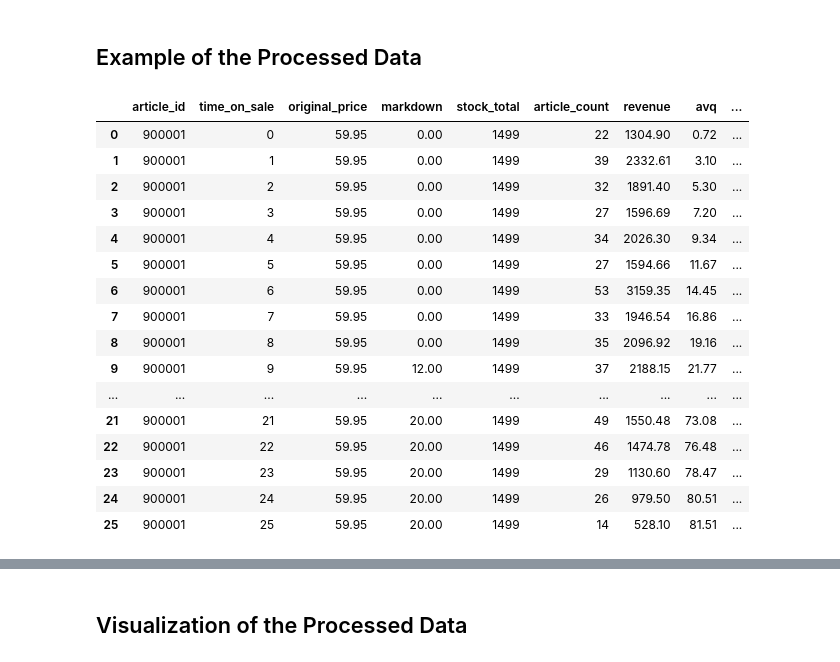
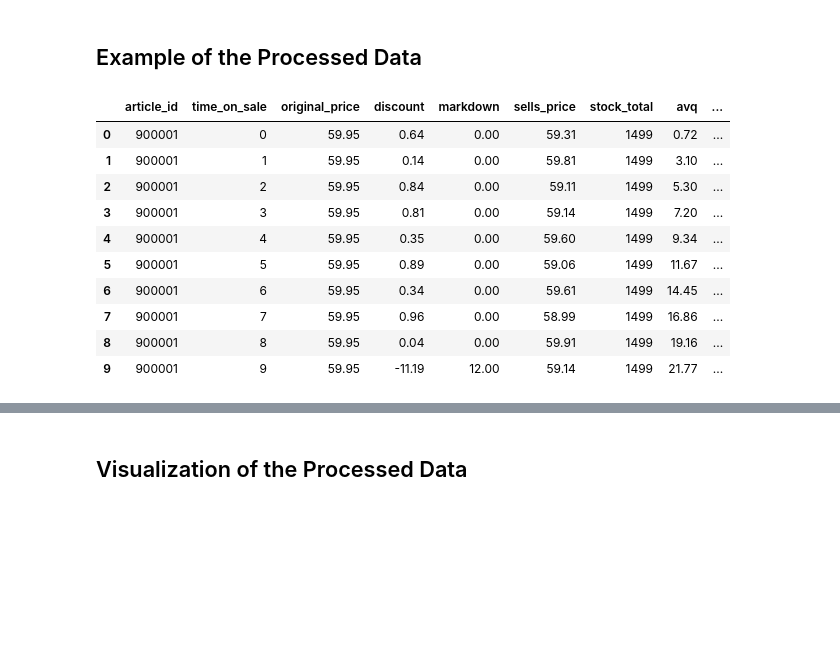
Before and after one commit to indyfree/tailor, a Jupyter notebook: notebooks/10-presentation-notebook.ipynb, the cells around one changed output, grey strips where cells are left out. Drawn from its saved outputs; the diff is of its cells as text; code cells hidden in the pictures; blank space fills up the shorter version.

```diff
--- a/notebooks/10-presentation-notebook.ipynb
+++ b/notebooks/10-presentation-notebook.ipynb
@@ -158,25 +158,19 @@ Next, we want to give an overview of the processed data and illustrate our proce
 ## Example of the Processed Data
 # %%
 processed_data = data.load_data()
-processed_data.head(26)
+processed_data.head(10)
 # %% [output]
-|  | article_id | time_on_sale | original_price | markdown | stock_total | article_count | revenue | avq | ... |
-| 0 | 900001 | 0 | 59.95 | 0.00 | 1499 | 22 | 1304.90 | 0.72 | ... |
-| 1 | 900001 | 1 | 59.95 | 0.00 | 1499 | 39 | 2332.61 | 3.10 | ... |
-| 2 | 900001 | 2 | 59.95 | 0.00 | 1499 | 32 | 1891.40 | 5.30 | ... |
-| 3 | 900001 | 3 | 59.95 | 0.00 | 1499 | 27 | 1596.69 | 7.20 | ... |
-| 4 | 900001 | 4 | 59.95 | 0.00 | 1499 | 34 | 2026.30 | 9.34 | ... |
-| 5 | 900001 | 5 | 59.95 | 0.00 | 1499 | 27 | 1594.66 | 11.67 | ... |
-| 6 | 900001 | 6 | 59.95 | 0.00 | 1499 | 53 | 3159.35 | 14.45 | ... |
-| 7 | 900001 | 7 | 59.95 | 0.00 | 1499 | 33 | 1946.54 | 16.86 | ... |
-| 8 | 900001 | 8 | 59.95 | 0.00 | 1499 | 35 | 2096.92 | 19.16 | ... |
-| 9 | 900001 | 9 | 59.95 | 12.00 | 1499 | 37 | 2188.15 | 21.77 | ... |
-| ... | ... | ... | ... | ... | ... | ... | ... | ... | ... |
-| 21 | 900001 | 21 | 59.95 | 20.00 | 1499 | 49 | 1550.48 | 73.08 | ... |
-| 22 | 900001 | 22 | 59.95 | 20.00 | 1499 | 46 | 1474.78 | 76.48 | ... |
-| 23 | 900001 | 23 | 59.95 | 20.00 | 1499 | 29 | 1130.60 | 78.47 | ... |
-| 24 | 900001 | 24 | 59.95 | 20.00 | 1499 | 26 | 979.50 | 80.51 | ... |
-| 25 | 900001 | 25 | 59.95 | 20.00 | 1499 | 14 | 528.10 | 81.51 | ... |
+|  | article_id | time_on_sale | original_price | discount | markdown | sells_price | stock_total | avq | ... |
+| 0 | 900001 | 0 | 59.95 | 0.64 | 0.00 | 59.31 | 1499 | 0.72 | ... |
+| 1 | 900001 | 1 | 59.95 | 0.14 | 0.00 | 59.81 | 1499 | 3.10 | ... |
+| 2 | 900001 | 2 | 59.95 | 0.84 | 0.00 | 59.11 | 1499 | 5.30 | ... |
+| 3 | 900001 | 3 | 59.95 | 0.81 | 0.00 | 59.14 | 1499 | 7.20 | ... |
+| 4 | 900001 | 4 | 59.95 | 0.35 | 0.00 | 59.60 | 1499 | 9.34 | ... |
+| 5 | 900001 | 5 | 59.95 | 0.89 | 0.00 | 59.06 | 1499 | 11.67 | ... |
+| 6 | 900001 | 6 | 59.95 | 0.34 | 0.00 | 59.61 | 1499 | 14.45 | ... |
+| 7 | 900001 | 7 | 59.95 | 0.96 | 0.00 | 58.99 | 1499 | 16.86 | ... |
+| 8 | 900001 | 8 | 59.95 | 0.04 | 0.00 | 59.91 | 1499 | 19.16 | ... |
+| 9 | 900001 | 9 | 59.95 | -11.19 | 12.00 | 59.14 | 1499 | 21.77 | ... |
 # %%
 processed_data.dtypes
 # %% [output]
```
Also changed, not shown: parts of 7 cells of this notebook, 1 other file.
